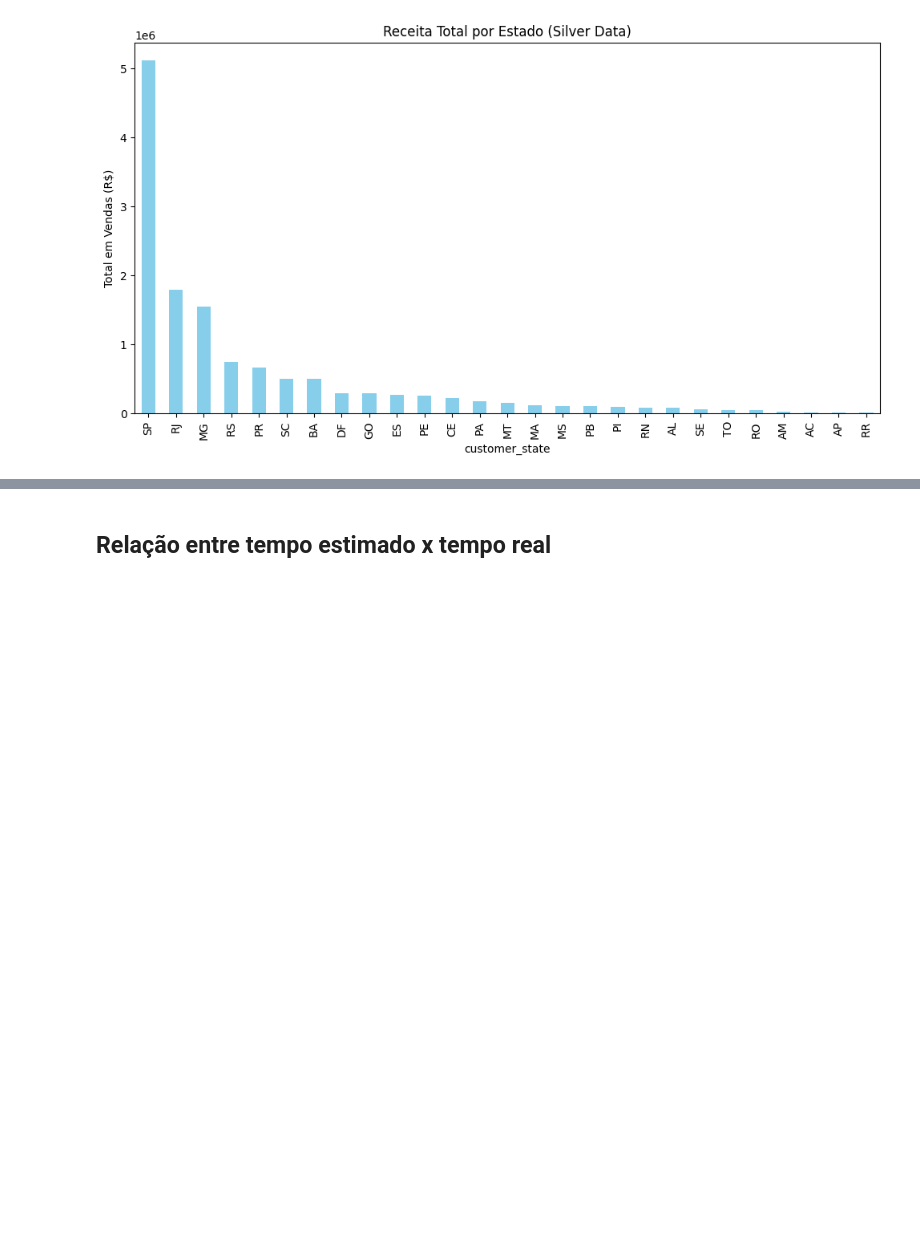
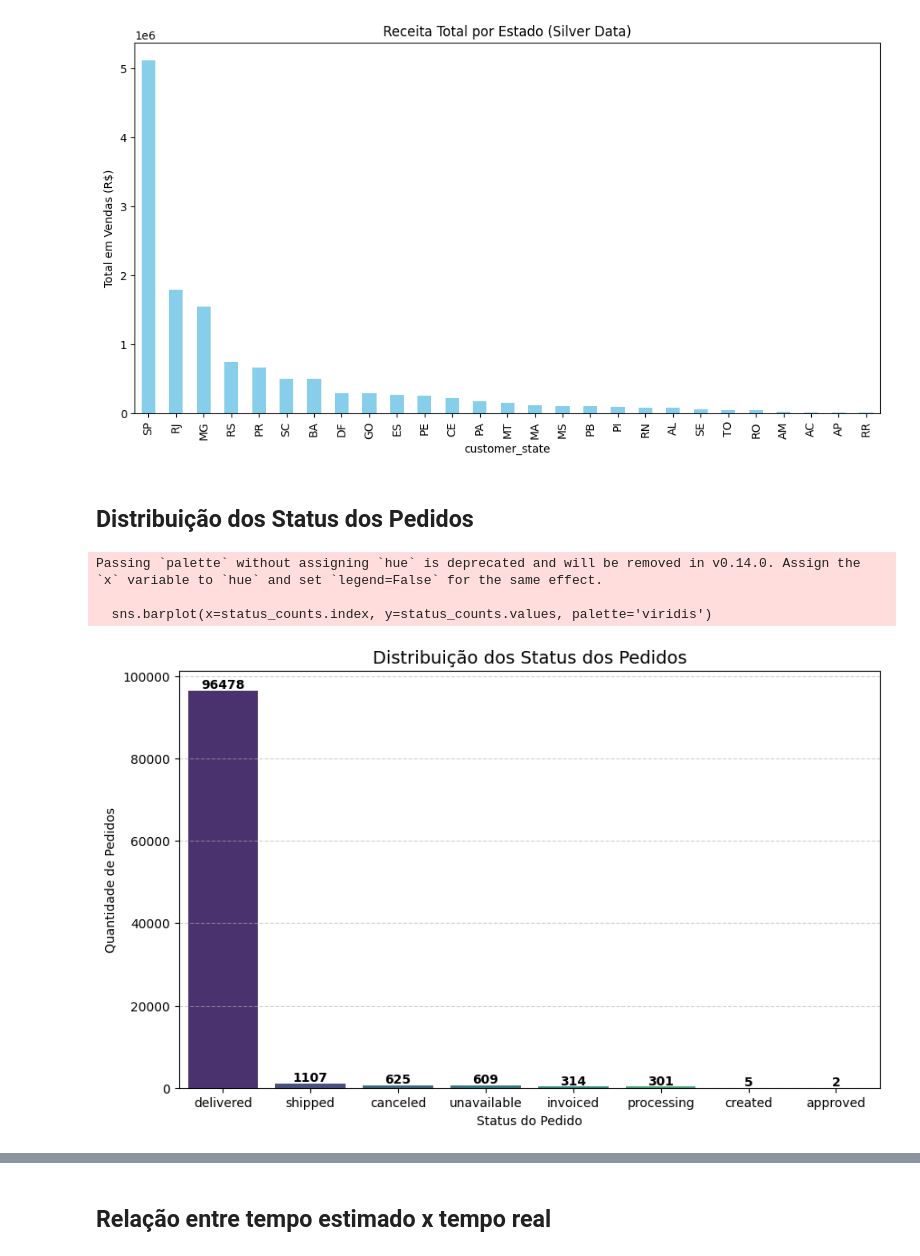
Before and after one commit to MatheusGom/BigDataECommerce, a Jupyter notebook: notebooks/silver_notebook.ipynb, the cells around one changed output, grey strips where cells are left out. Drawn from its saved outputs; the diff is of its cells as text; code cells hidden in the pictures; blank space fills up the shorter version.

Commit message:
#feat: create 'Distribuição dos Status dos Pedidos' Insight

```diff
--- a/notebooks/silver_notebook.ipynb
+++ b/notebooks/silver_notebook.ipynb
@@ -47,3 +47,28 @@ plt.ylabel('Total em Vendas (R$)')
 plt.show()
 # %% [output]
 [figure]
+# %% [markdown]
+## Distribuição dos Status dos Pedidos
+# %%
+df_orders = df['olist_orders_dataset'].copy()
+
+status_counts = df_orders['order_status'].value_counts()
+
+plt.figure(figsize=(10, 6))
+sns.barplot(x=status_counts.index, y=status_counts.values, palette='viridis')
+
+plt.title('Distribuição dos Status dos Pedidos', fontsize=14)
+plt.xlabel('Status do Pedido')
+plt.ylabel('Quantidade de Pedidos')
+plt.grid(axis='y', linestyle='--', alpha=0.6)
+
+for i, v in enumerate(status_counts.values):
+    plt.text(i, v + 500, str(v), ha='center', fontweight='bold')
+
+plt.xticks(rotation=0)
+plt.show()
+# %% [output]
+Passing `palette` without assigning `hue` is deprecated and will be removed in v0.14.0. Assign the `x` variable to `hue` and set `legend=False` for the same effect.
+
+  sns.barplot(x=status_counts.index, y=status_counts.values, palette='viridis')
+[figure, added]
```
Also changed, not shown: parts of 3 cells of this notebook.
